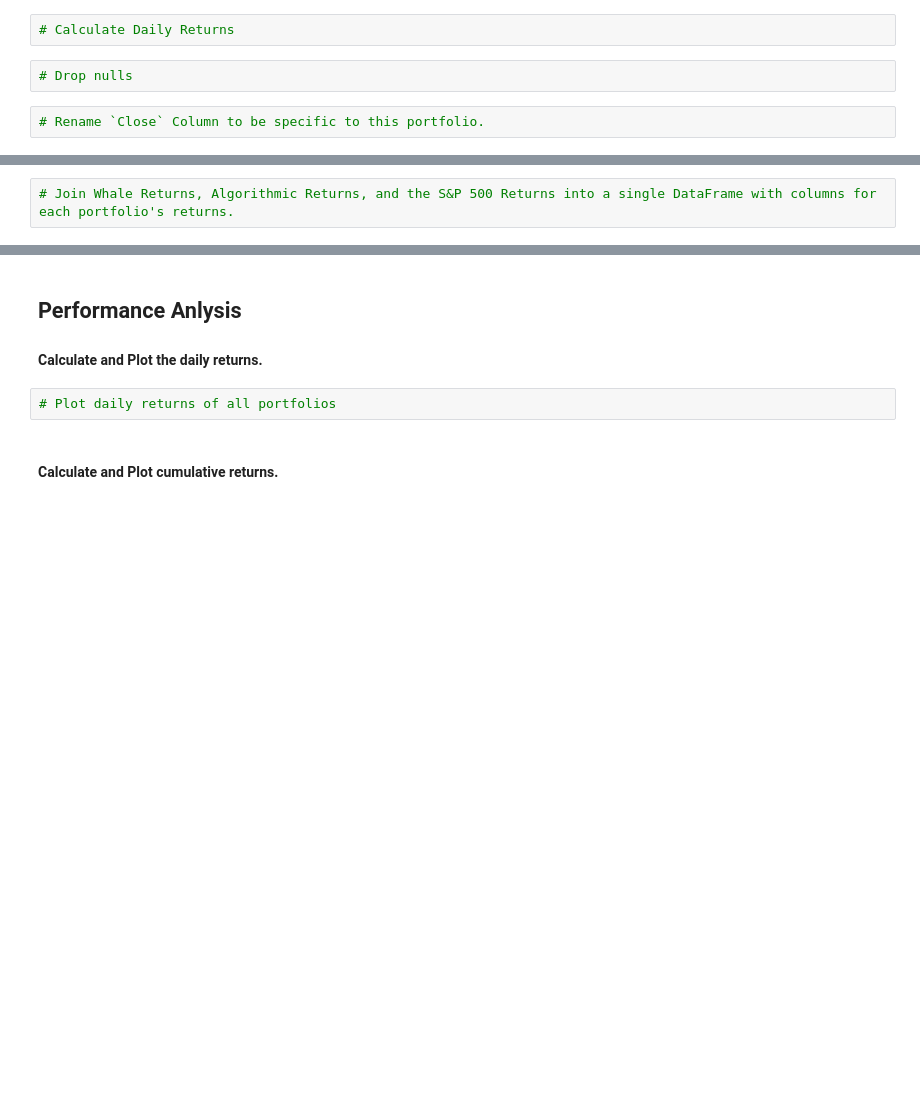
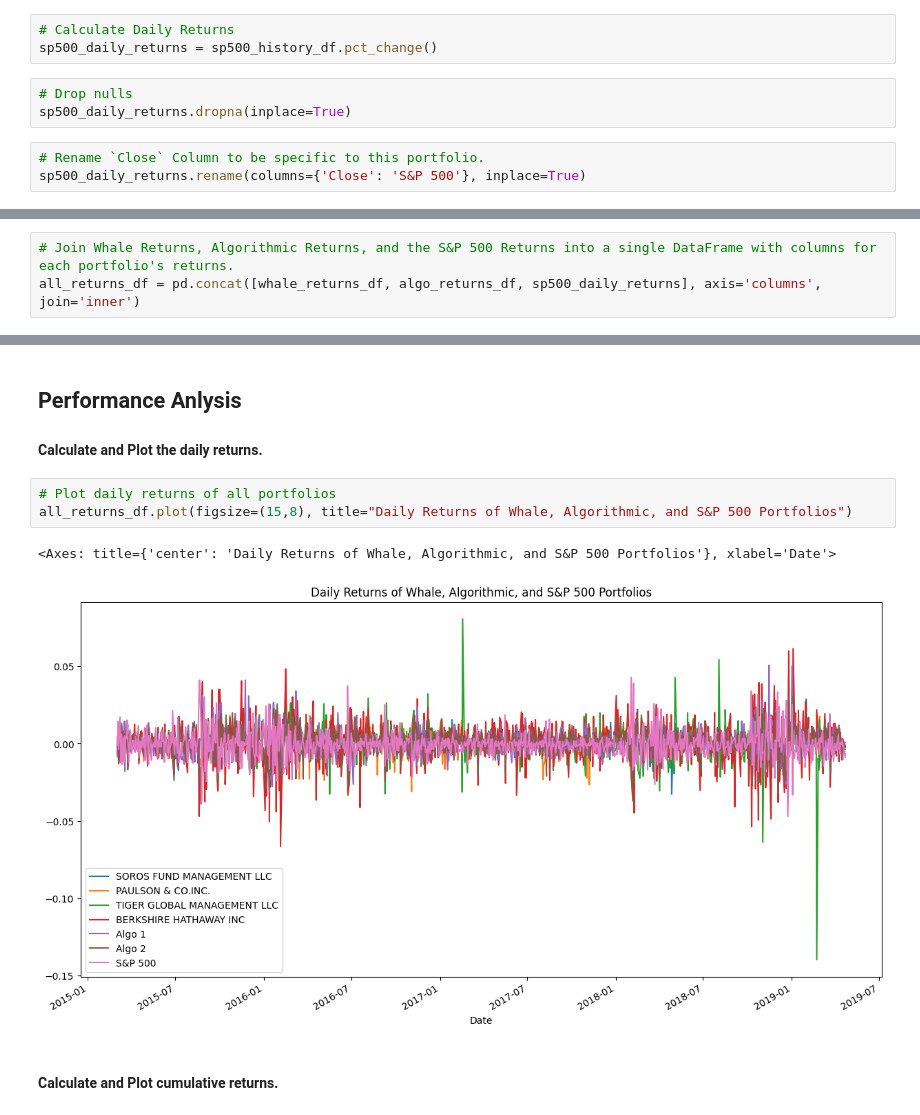
Before and after one commit to eazy2324/whale-analysis, a Jupyter notebook: whale_analysis.ipynb, the cells around one changed output, grey strips where cells are left out. Cells and saved outputs as stored; diff of their text form; blank space fills up the shorter version.

```diff
--- a/whale_analysis.ipynb
+++ b/whale_analysis.ipynb
@@ -67,13 +86,17 @@ NameError: name 'sp500_history' is not defined
 # %%
 # Calculate Daily Returns
+sp500_daily_returns = sp500_history_df.pct_change()
 # %%
 # Drop nulls
+sp500_daily_returns.dropna(inplace=True)
 # %%
 # Rename `Close` Column to be specific to this portfolio.
+sp500_daily_returns.rename(columns={'Close': 'S&P 500'}, inplace=True)
 # %% [markdown]
 ## Combine Whale, Algorithmic, and S&P 500 Returns
 # %%
 # Join Whale Returns, Algorithmic Returns, and the S&P 500 Returns into a single DataFrame with columns for each portfolio's returns.
+all_returns_df = pd.concat([whale_returns_df, algo_returns_df, sp500_daily_returns], axis='columns', join='inner')
 # %% [markdown]
 ---
 # %% [markdown]
@@ -86,6 +109,10 @@ In this section, you will calculate and visualize performance and risk metrics f
 #### Calculate and Plot the daily returns.
 # %%
 # Plot daily returns of all portfolios
+all_returns_df.plot(figsize=(15,8), title="Daily Returns of Whale, Algorithmic, and S&P 500 Portfolios")
+# %% [output]
+<Axes: title={'center': 'Daily Returns of Whale, Algorithmic, and S&P 500 Portfolios'}, xlabel='Date'>
+[figure, added]
 # %% [markdown]
 #### Calculate and Plot cumulative returns.
 # %%
```
Also changed, not shown: parts of 39 cells of this notebook.
